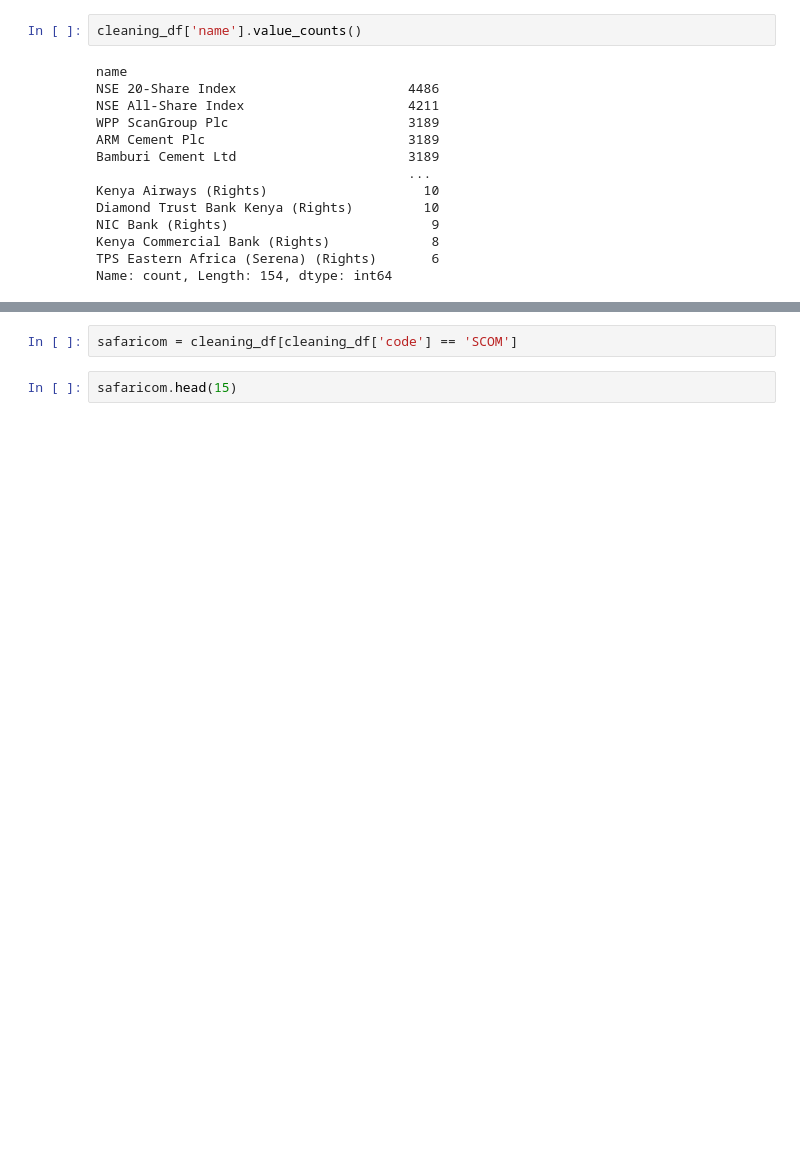
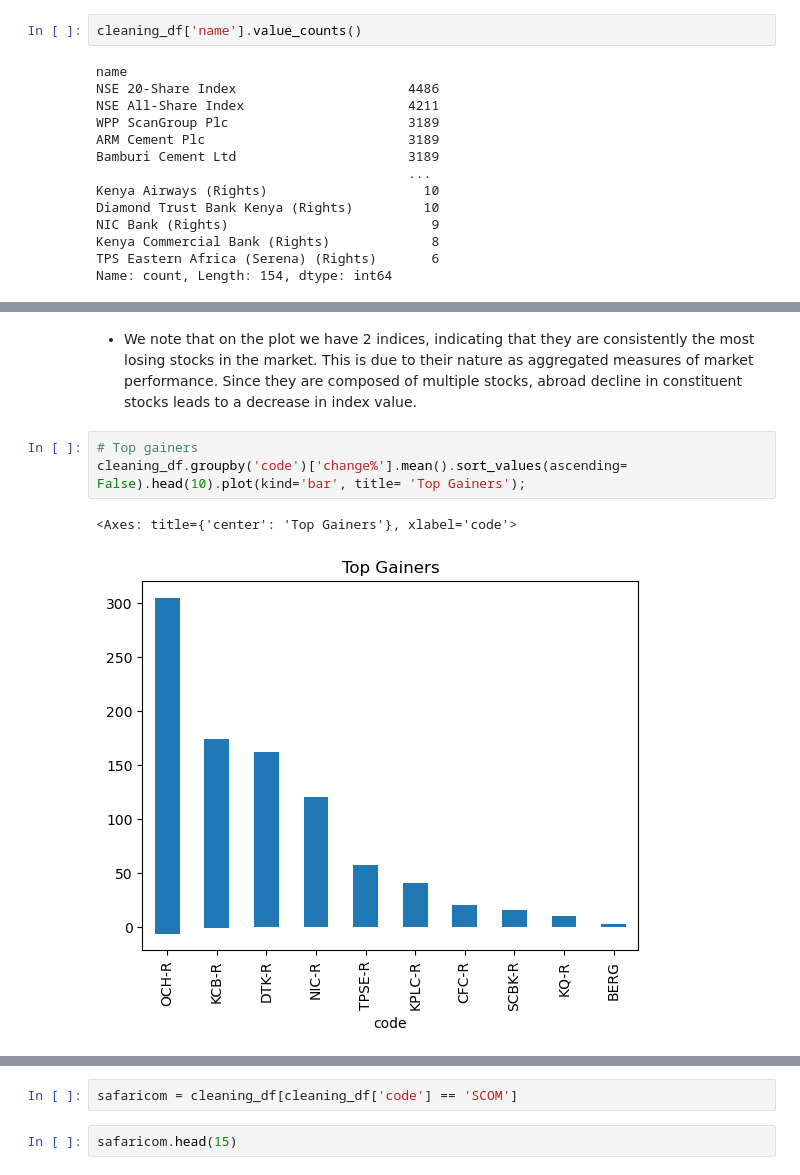
Before and after one commit to Assesa44/Stock-Market-Prediction, a Jupyter notebook: notebooks/business_understanding.ipynb, the cells around one changed output, grey strips where cells are left out. Drawn from its saved outputs; the diff is of its cells as text; blank space fills up the shorter version.

```diff
--- a/notebooks/business_understanding.ipynb
+++ b/notebooks/business_understanding.ipynb
@@ -1061,0 +1088,8 @@ Safaricom officially listed and commenced trading on the Nairobi Securities Exch
+# %% [markdown]
+- We note that on the plot we have 2 indices, indicating that they are consistently the most losing stocks in the market. This is due to their nature as aggregated measures of market performance. Since they are composed of multiple stocks, abroad decline in constituent stocks leads to a decrease in index value.
+# %%
+# Top gainers
+cleaning_df.groupby('code')['change%'].mean().sort_values(ascending= False).head(10).plot(kind='bar', title= 'Top Gainers');
+# %% [output]
+<Axes: title={'center': 'Top Gainers'}, xlabel='code'>
+[figure, added]
```
Also changed, not shown: parts of 40 cells of this notebook.
